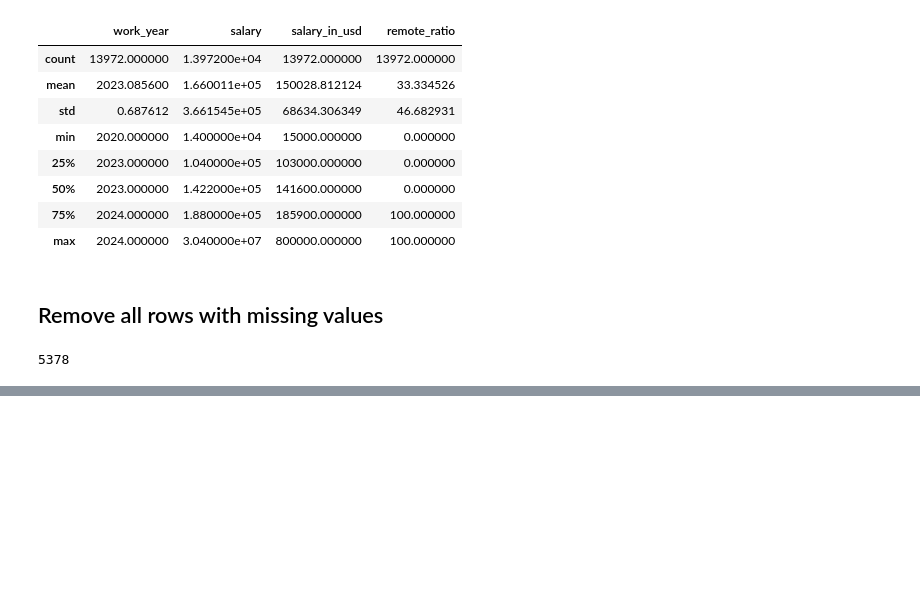
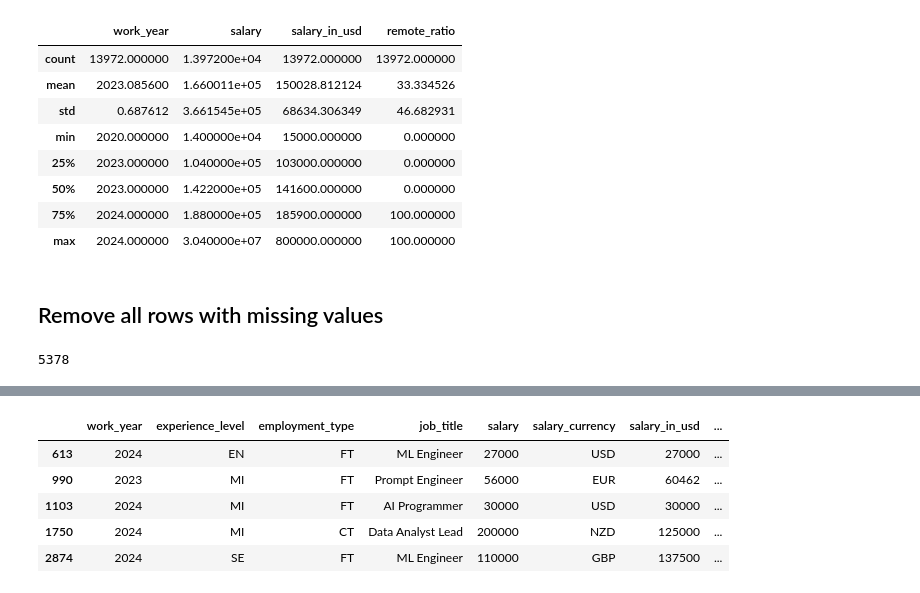
Before and after one commit to Jakenn09/DataScienceKaggle, a Jupyter notebook: 1_JobsKaggle/data_jobs.ipynb, the cells around one changed output, grey strips where cells are left out. Cells and saved outputs as stored; diff of their text form; code cells hidden in the pictures; blank space fills up the shorter version.

```diff
--- a/1_JobsKaggle/data_jobs.ipynb
+++ b/1_JobsKaggle/data_jobs.ipynb
@@ -59,0 +132,9 @@ df.duplicated().sum() # numeber of duplicated rows
+# %%
+df_S.head()
+# %% [output]
+|  | work_year | experience_level | employment_type | job_title | salary | salary_currency | salary_in_usd | ... |
+| 613 | 2024 | EN | FT | ML Engineer | 27000 | USD | 27000 | ... |
+| 990 | 2023 | MI | FT | Prompt Engineer | 56000 | EUR | 60462 | ... |
+| 1103 | 2024 | MI | FT | AI Programmer | 30000 | USD | 30000 | ... |
+| 1750 | 2024 | MI | CT | Data Analyst Lead | 200000 | NZD | 125000 | ... |
+| 2874 | 2024 | SE | FT | ML Engineer | 110000 | GBP | 137500 | ... |
```
Also changed, not shown: parts of 14 cells of this notebook, 1 other file.
